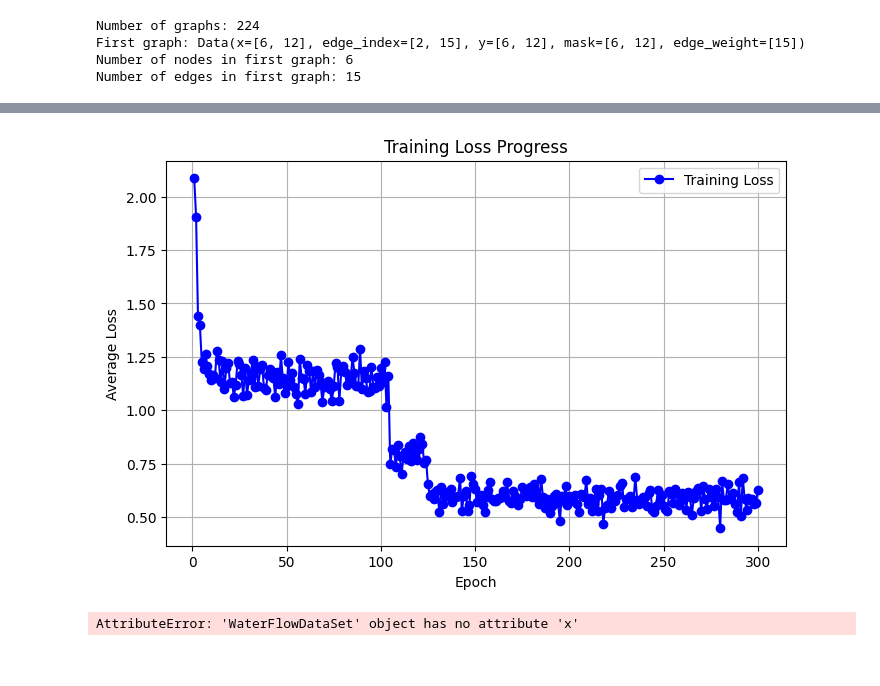
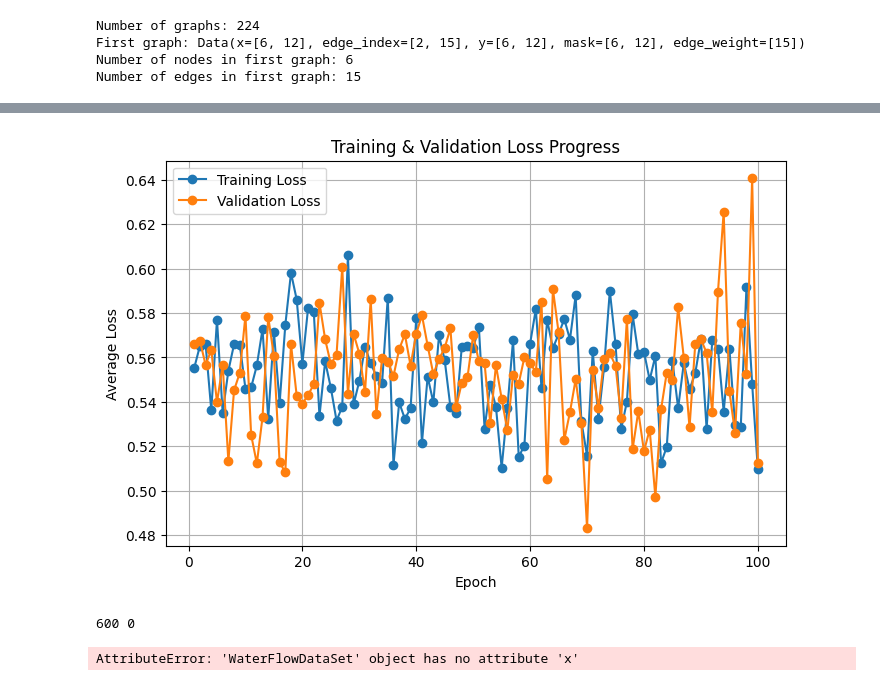
Before and after one commit to amy-jd/ECM3401-Personal-Project, a Jupyter notebook: main.ipynb, the cells around one changed output, grey strips where cells are left out. Drawn from its saved outputs; the diff is of its cells as text; code cells hidden in the pictures.

Commit message:
Added validation process to training

```diff
--- a/main.ipynb
+++ b/main.ipynb
@@ -28,7 +28,9 @@ train_dataset = WaterFlowDataSet(df_node_features[0], df_node_features_strata[0]
 val_dataset = WaterFlowDataSet(df_node_features[1], df_node_features_strata[1], edge_indices, edge_weights)
 test_dataset = WaterFlowDataSet(df_node_features[2], df_node_features_strata[2], edge_indices, edge_weights)
 # %%
-model = GNN(input_channels = 12, hidden_channels = 12, output_channels = 12)
+WIN_SIZE = 9
+
+model = Model(input_channels = WIN_SIZE, hidden_channels = WIN_SIZE, output_channels = WIN_SIZE)
 
 optimiser = torch.optim.Adam(model.parameters(), lr=0.005)
 criterion = torch.nn.MSELoss()
@@ -70,11 +80,21 @@ def validate (model, data):
 from torch_geometric.loader import DataLoader
 train_loader = DataLoader(train_dataset, batch_size=16, shuffle=True)
 # %%
+from torch_geometric.loader import DataLoader
+
+NB_EPOCHS = 100
+BATCH_SIZE = 32
+
+train_loader = DataLoader(train_dataset, batch_size=16, shuffle=True)
+val_loader = DataLoader(val_dataset, batch_size=16, shuffle=True)
+
 train_loss = []
 val_loss = []
 
-for epoch in range(300):
-    epoch_train_loss = xtrain(model, optimiser, train_loader)  # pass loader
+for epoch in range(NB_EPOCHS):
+    epoch_train_loss = xtrain(model, optimiser, train_loader)
+    epoch_val_loss = xval(model, train_loader)
     train_loss.append(epoch_train_loss)
-    print(f"Epoch {epoch+1}, Train Loss: {epoch_train_loss}")
+    val_loss.append(epoch_val_loss)
+    print(f"Epoch {epoch+1}, Train Loss: {epoch_train_loss}, Val Loss: {epoch_val_loss}")
 # %% [output]
@@ -182,16 +202,24 @@ Epoch 100, Train Loss: 0.6581860986875004
 # %%
 import matplotlib.pyplot as plt
 
 plt.figure(figsize=(8,5))
-plt.plot(range(1, 301), train_loss, marker='o', color='blue', label='Training Loss')
-plt.title('Training Loss Progress')
+
+plt.plot(range(1, NB_EPOCHS + 1), train_loss, marker='o', label='Training Loss')
+plt.plot(range(1, NB_EPOCHS + 1), val_loss, marker='o', label='Validation Loss')
+
+plt.title('Training & Validation Loss Progress')
 plt.xlabel('Epoch')
 plt.ylabel('Average Loss')
+
 plt.grid(True)
 plt.legend()
 plt.show()
 # %% [output]
-[figure, old version]
+[figure, new version]
+# %%
+print(len(train_loss), len(val_loss))
+# %% [output]
+600 0
 # %%
 train_loss = []
 val_loss = []
```
Also changed, not shown: parts of 4 cells of this notebook.
